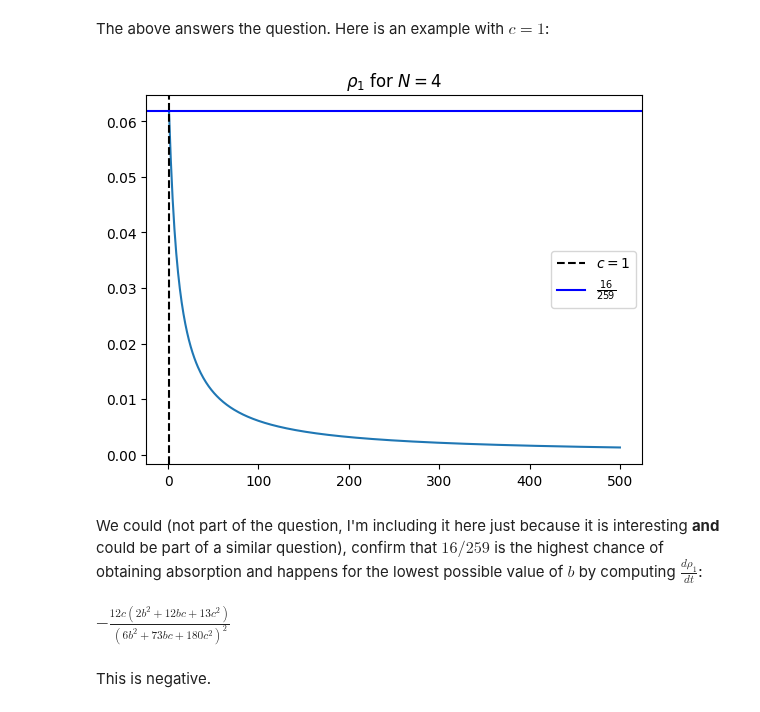
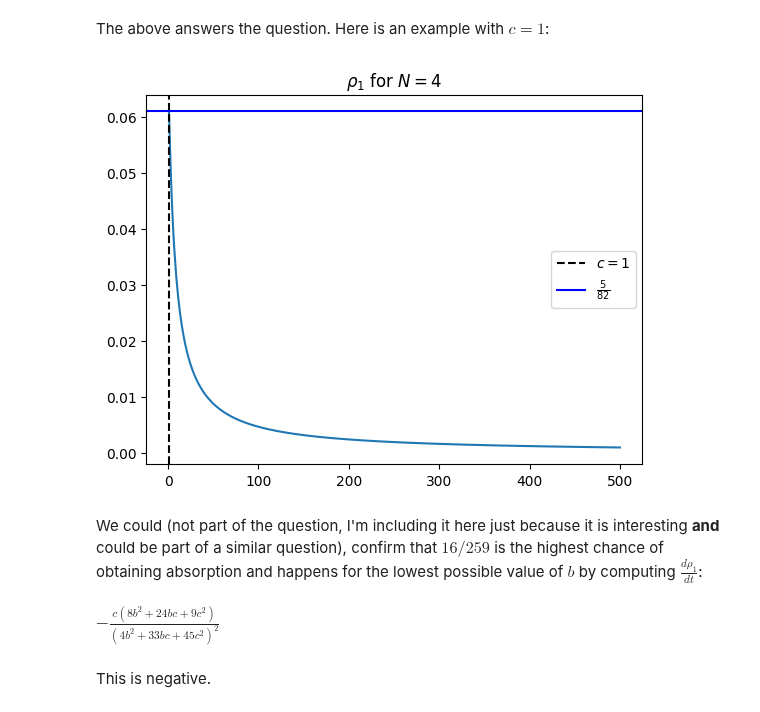
Before and after one commit to drvinceknight/gt, a Jupyter notebook: assets/assessment/example-exam/main.ipynb, the cells around one changed output. Drawn from its saved outputs; the diff is of its cells as text; code cells hidden in the pictures.

```diff
--- a/assets/assessment/example-exam/main.ipynb
+++ b/assets/assessment/example-exam/main.ipynb
@@ -316,8 +316,8 @@ i = sym.Symbol("i")
 b = sym.Symbol("b")
 c = sym.Symbol("c")
 N = sym.Symbol("N")
-f_M = ((b + c) * (i - 1) + N * c) / (N - 1)
-f_R = ((b + 2 * c) * (i) + (N - 1) * 2 * c) / (N - 1)
+f_M = ((b + c) * (i - 1) + (N - i) * c) / (N - 1)
+f_R = ((b + 2 * c) * (i) + (N - i - 1) * 2 * c) / (N - 1)
 gamma = sym.simplify(f_R / f_M)
 gamma
 # %% [output]
@@ -398,21 +402,21 @@ The above answers the question. Here is an example with $c=1$:
 # %%
 plt.figure()
 bs = np.linspace(1, 500, 500)
 rho_1_values = [rho_1.subs({c: 1, b: value}) for value in bs]
 plt.plot(bs, rho_1_values)
 plt.title(r"$\rho_1$ for $N=4$")
 plt.axvline(1, label="$c=1$", color="black", linestyle="--")
-plt.axhline(16/259, label=r"$\frac{16}{259}$", color="blue")
+plt.axhline(5/82, label=r"$\frac{5}{82}$", color="blue")
 
 plt.legend();
 # %% [output]
-[figure, old version]
+[figure, new version]
 # %% [markdown]
 We could (not part of the question, I'm including it here just because it is interesting __and__ could be part of a similar question), confirm that $16/259$ is the highest chance of obtaining absorption and happens for the lowest possible value of $b$ by computing $\frac{d\rho_1}{dt}$:
 # %%
 sym.factor(sym.diff(rho_1, b))
 # %% [output]
-$\displaystyle - \frac{12 c \left(2 b^{2} + 12 b c + 13 c^{2}\right)}{\left(6 b^{2} + 73 b c + 180 c^{2}\right)^{2}}$
+$\displaystyle - \frac{c \left(8 b^{2} + 24 b c + 9 c^{2}\right)}{\left(4 b^{2} + 33 b c + 45 c^{2}\right)^{2}}$
 # %% [markdown]
 This is negative.
 # %% [markdown]
```
Also changed, not shown: parts of 11 cells of this notebook, 1 other file.
